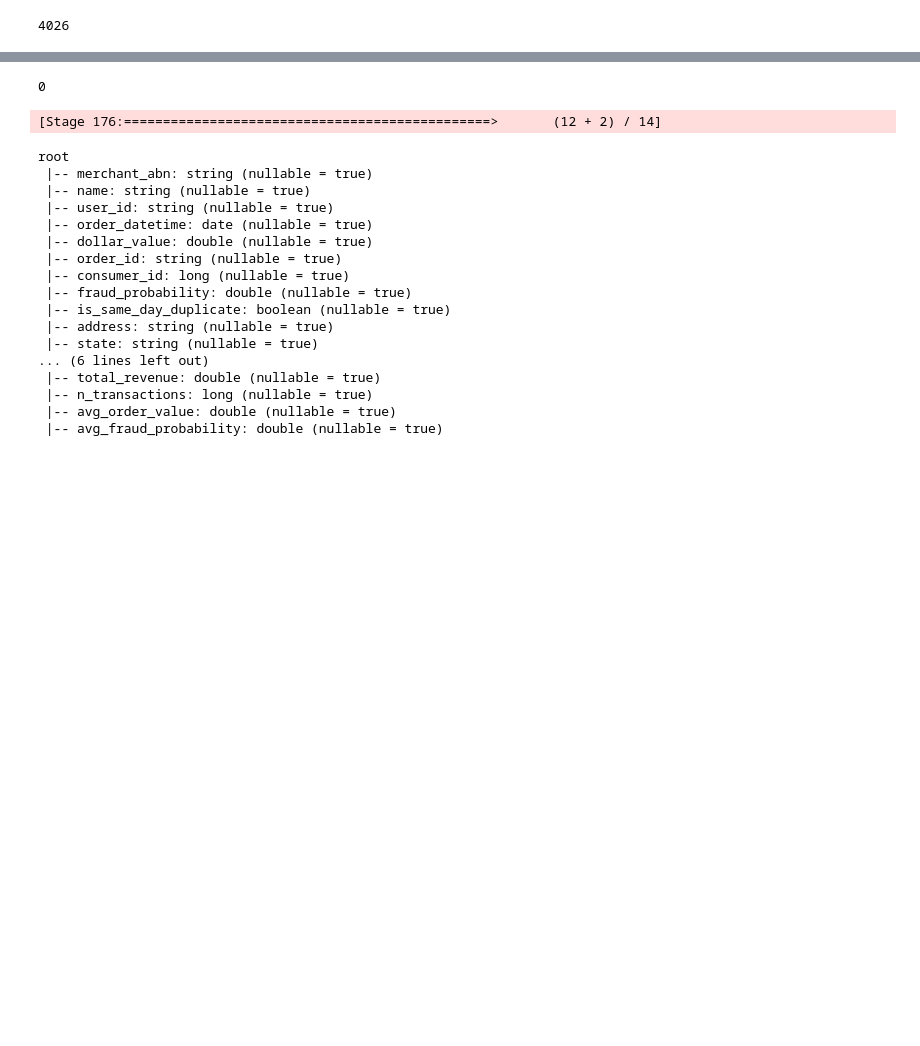
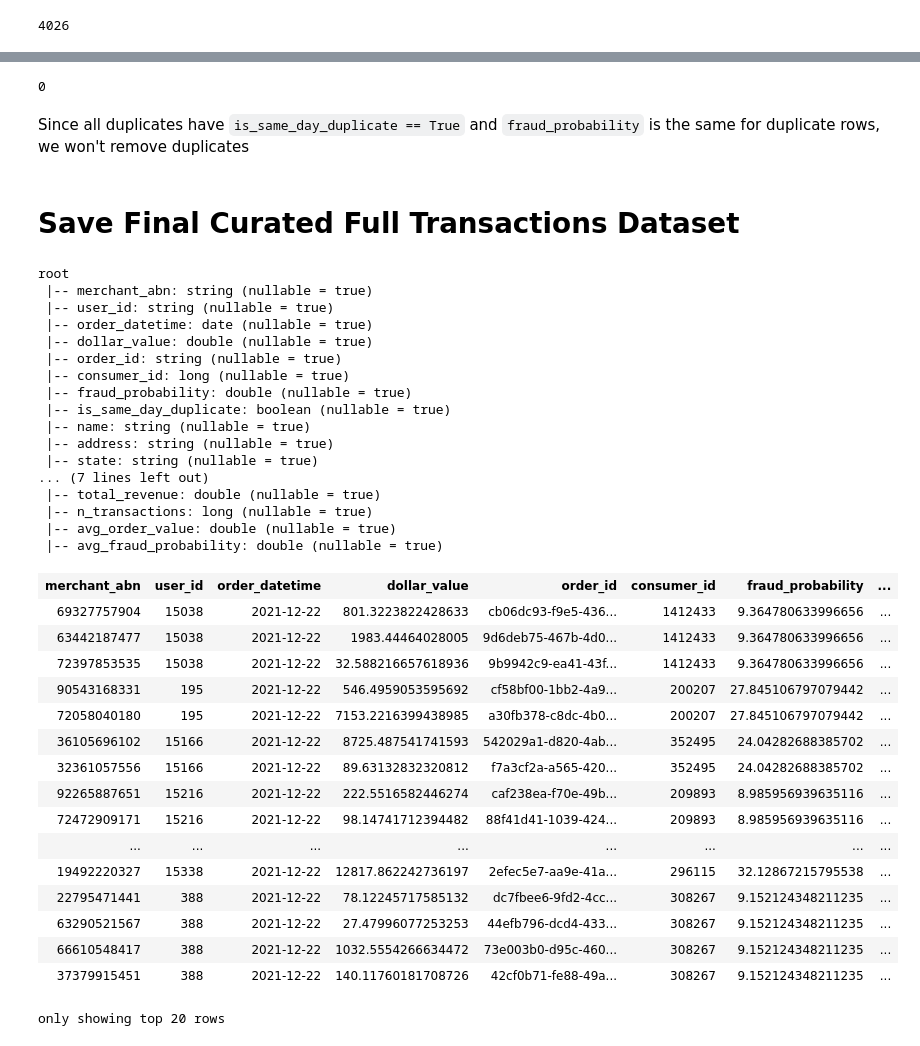
Before and after one commit to cat-vg19/project-2-group-buy-now-pay-later-industry-project-21, a Jupyter notebook: notebooks/03_transactions_preprocess.ipynb, the cells around one changed output, grey strips where cells are left out. Cells and saved outputs as stored; diff of their text form; code cells hidden in the pictures; blank space fills up the shorter version.

Commit message:
fixed FIXED duplicated

```diff
--- a/notebooks/03_transactions_preprocess.ipynb
+++ b/notebooks/03_transactions_preprocess.ipynb
@@ -63,7 +72,7 @@ transactions.count()
 only showing top 20 rows
 14195505
 # %%
-transactions.write.mode('overwrite').parquet('.././data/landing/transactions/full_transactions')
-transactions = spark.read.parquet(".././data/landing/transactions/full_transactions")
+transactions.write.mode('overwrite').parquet('.././data/raw/transactions/full_transactions')
+transactions = spark.read.parquet(".././data/raw/transactions/full_transactions")
 transactions.show(truncate = False)
 # %% [output]
@@ -348,3 +344,7 @@ root
  |-- avg_order_value: double (nullable = true)
  |-- avg_fraud_probability: double (nullable = true)
 4026
+# %%
+merchant = merchant.withColumnRenamed("avg_fraud_probability", "merchant_fraud_probability")
+merchant.write.mode("overwrite").parquet("../data/curated/merchant/")
+spark.read.parquet("../data/curated/merchant/").printSchema()
@@ -358,0 +402,5 @@ print(overlapping_cols)
+# %%
+# so as to not confuse customer name with merchant name
+merchant = merchant.withColumnRenamed("name", "merchant_name")
+merchant.write.mode("overwrite").parquet("../data/curated/df_merchants/")
+spark.read.parquet("../data/curated/df_merchants/").printSchema()
@@ -361,7 +421,7 @@ df_transactions = (
     c_transactions
     .join(
         merchant,
-        on=["merchant_abn", "name"],
+        on=["merchant_abn"],
         how="inner"
     )
 )
@@ -384,34 +482,65 @@ df_transactions.select("order_id").distinct().count()
 # %%
-# check duplicates, see if the fraud probability is the same
-duplicates = df_transactions.groupBy("order_id", "order_datetime") \
-    .count() \
-    .filter(F.col("count") > 1) \
-    .select("order_id", "order_datetime")
+duplicates = (
+    df_transactions
+    .groupBy("order_id", "order_datetime")
+    .count()
+    .filter(F.col("count") > 1)
+)
 
-df_transactions.join(duplicates, on=["order_id", "order_datetime"], how="inner") \
-    .orderBy("order_id", "order_datetime") \
-    .count()
+duplicate_rows = (
+    df_transactions
+    .join(
+        duplicates.select("order_id", "order_datetime"),
+        on=["order_id", "order_datetime"],
+        how="inner"
+    )
+)
+
+duplicate_rows.filter(
+    ~F.col("is_same_day_duplicate")
+).count()
 # %% [output]
 0
-[Stage 176:===============================================>       (12 + 2) / 14]
+# %% [markdown]
+Since all duplicates have `is_same_day_duplicate == True` and `fraud_probability` is the same for duplicate rows, we won't remove duplicates
+# %% [markdown]
+# Save Final Curated Full Transactions Dataset
 # %%
 df_transactions.printSchema()
 df_transactions.write.mode("overwrite").parquet("../data/curated/df_transactions/")
+spark.read.parquet("../data/curated/df_transactions/")
 # %% [output]
 root
  |-- merchant_abn: string (nullable = true)
- |-- name: string (nullable = true)
  |-- user_id: string (nullable = true)
  |-- order_datetime: date (nullable = true)
  |-- dollar_value: double (nullable = true)
  |-- order_id: string (nullable = true)
  |-- consumer_id: long (nullable = true)
  |-- fraud_probability: double (nullable = true)
  |-- is_same_day_duplicate: boolean (nullable = true)
+ |-- name: string (nullable = true)
  |-- address: string (nullable = true)
  |-- state: string (nullable = true)
-... (6 lines left out)
+... (7 lines left out)
  |-- total_revenue: double (nullable = true)
  |-- n_transactions: long (nullable = true)
  |-- avg_order_value: double (nullable = true)
  |-- avg_fraud_probability: double (nullable = true)
+| merchant_abn | user_id | order_datetime | dollar_value | order_id | consumer_id | fraud_probability | ... |
+| 69327757904 | 15038 | 2021-12-22 | 801.3223822428633 | cb06dc93-f9e5-436... | 1412433 | 9.364780633996656 | ... |
+| 63442187477 | 15038 | 2021-12-22 | 1983.44464028005 | 9d6deb75-467b-4d0... | 1412433 | 9.364780633996656 | ... |
+| 72397853535 | 15038 | 2021-12-22 | 32.588216657618936 | 9b9942c9-ea41-43f... | 1412433 | 9.364780633996656 | ... |
+| 90543168331 | 195 | 2021-12-22 | 546.4959053595692 | cf58bf00-1bb2-4a9... | 200207 | 27.845106797079442 | ... |
+| 72058040180 | 195 | 2021-12-22 | 7153.2216399438985 | a30fb378-c8dc-4b0... | 200207 | 27.845106797079442 | ... |
+| 36105696102 | 15166 | 2021-12-22 | 8725.487541741593 | 542029a1-d820-4ab... | 352495 | 24.04282688385702 | ... |
+| 32361057556 | 15166 | 2021-12-22 | 89.63132832320812 | f7a3cf2a-a565-420... | 352495 | 24.04282688385702 | ... |
+| 92265887651 | 15216 | 2021-12-22 | 222.5516582446274 | caf238ea-f70e-49b... | 209893 | 8.985956939635116 | ... |
+| 72472909171 | 15216 | 2021-12-22 | 98.14741712394482 | 88f41d41-1039-424... | 209893 | 8.985956939635116 | ... |
+| ... | ... | ... | ... | ... | ... | ... | ... |
+| 19492220327 | 15338 | 2021-12-22 | 12817.862242736197 | 2efec5e7-aa9e-41a... | 296115 | 32.12867215795538 | ... |
+| 22795471441 | 388 | 2021-12-22 | 78.12245717585132 | dc7fbee6-9fd2-4cc... | 308267 | 9.152124348211235 | ... |
+| 63290521567 | 388 | 2021-12-22 | 27.47996077253253 | 44efb796-dcd4-433... | 308267 | 9.152124348211235 | ... |
+| 66610548417 | 388 | 2021-12-22 | 1032.5554266634472 | 73e003b0-d95c-460... | 308267 | 9.152124348211235 | ... |
+| 37379915451 | 388 | 2021-12-22 | 140.11760181708726 | 42cf0b71-fe88-49a... | 308267 | 9.152124348211235 | ... |
+only showing top 20 rows
```
Also changed, not shown: parts of 19 cells of this notebook, 1 other file.
